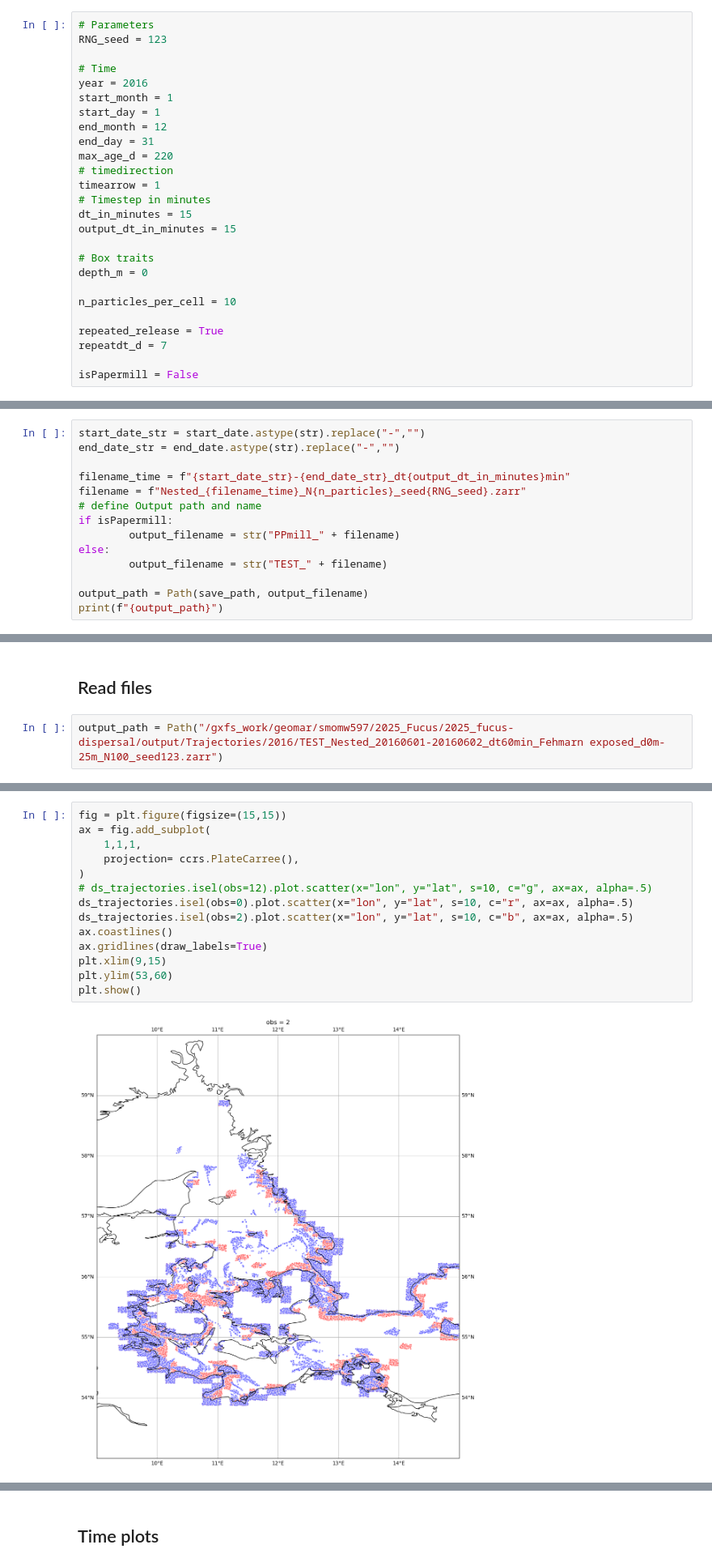
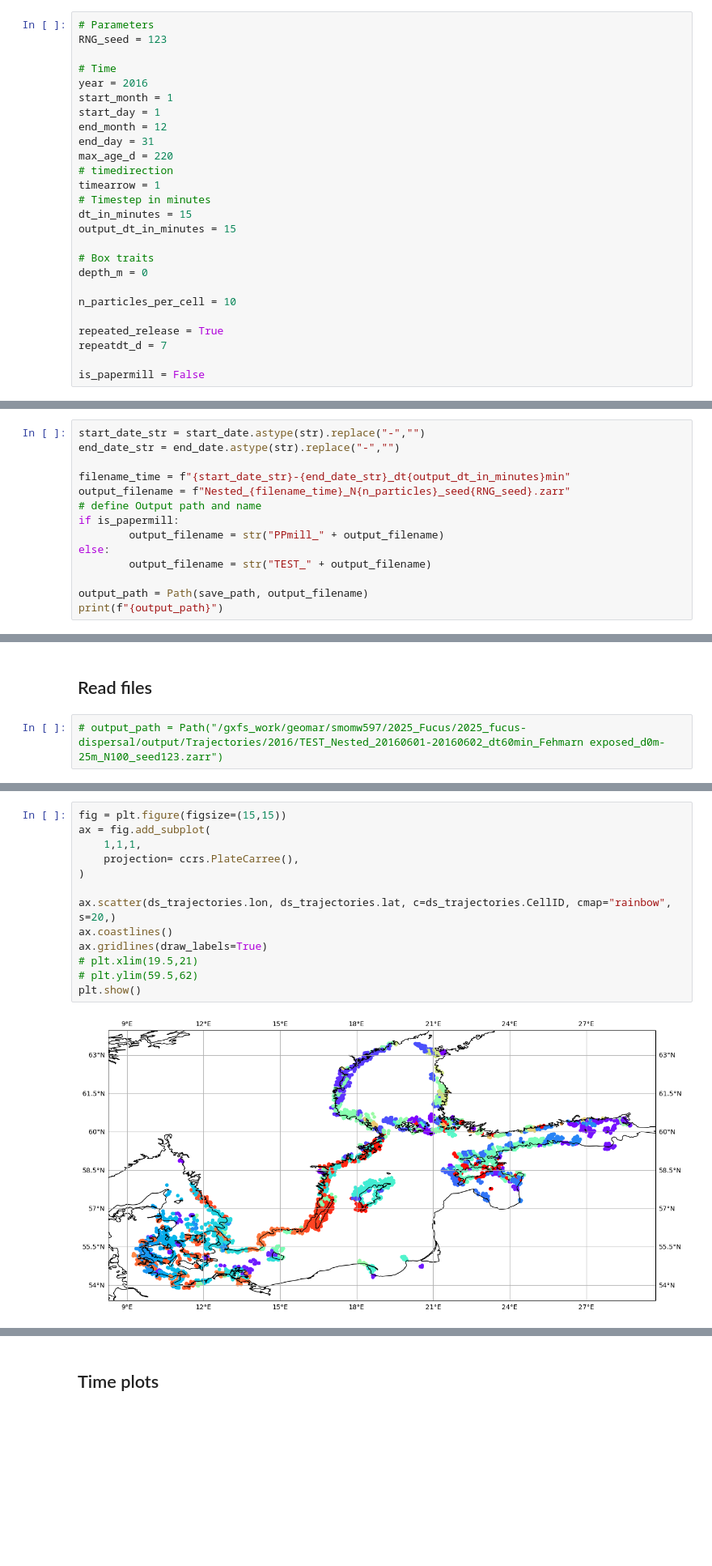
Before and after one commit to geomar-od-lagrange/2025_fucus-dispersal, a Jupyter notebook: notebooks/FucusDispersal.ipynb, the cells around one changed output, grey strips where cells are left out. Shown at 81% size. Saved outputs shown, nothing was run; the diff lists cells and outputs as text; blank space fills up the shorter version.

```diff
--- a/notebooks/FucusDispersal.ipynb
+++ b/notebooks/FucusDispersal.ipynb
@@ -66,5 +64,5 @@ n_particles_per_cell = 10
 repeated_release = True
 repeatdt_d = 7
 
-isPapermill = False
+is_papermill = False
 # %%
@@ -200,12 +177,12 @@ start_date_str = start_date.astype(str).replace("-","")
 end_date_str = end_date.astype(str).replace("-","")
 
 filename_time = f"{start_date_str}-{end_date_str}_dt{output_dt_in_minutes}min"
-filename = f"Nested_{filename_time}_N{n_particles}_seed{RNG_seed}.zarr"
+output_filename = f"Nested_{filename_time}_N{n_particles}_seed{RNG_seed}.zarr"
 # define Output path and name
-if isPapermill:
-        output_filename = str("PPmill_" + filename)
+if is_papermill:
+        output_filename = str("PPmill_" + output_filename)
 else:
-        output_filename = str("TEST_" + filename)
+        output_filename = str("TEST_" + output_filename)
 
 output_path = Path(save_path, output_filename)
 print(f"{output_path}")
@@ -604,4 +472,4 @@ INFO: Output files are stored in /gxfs_work/geomar/smomw597/2025_Fucus/output/Tr
 # %% [markdown]
 ## Read files
 # %%
-output_path = Path("/gxfs_work/geomar/smomw597/2025_Fucus/2025_fucus-dispersal/output/Trajectories/2016/TEST_Nested_20160601-20160602_dt60min_Fehmarn exposed_d0m-25m_N100_seed123.zarr")
+# output_path = Path("/gxfs_work/geomar/smomw597/2025_Fucus/2025_fucus-dispersal/output/Trajectories/2016/TEST_Nested_20160601-20160602_dt60min_Fehmarn exposed_d0m-25m_N100_seed123.zarr")
@@ -634,16 +514,15 @@ Data variables: (12/14)
 # %%
 fig = plt.figure(figsize=(15,15))
 ax = fig.add_subplot(
     1,1,1,
     projection= ccrs.PlateCarree(),
 )
-# ds_trajectories.isel(obs=12).plot.scatter(x="lon", y="lat", s=10, c="g", ax=ax, alpha=.5)
-ds_trajectories.isel(obs=0).plot.scatter(x="lon", y="lat", s=10, c="r", ax=ax, alpha=.5)
-ds_trajectories.isel(obs=2).plot.scatter(x="lon", y="lat", s=10, c="b", ax=ax, alpha=.5)
+
+ax.scatter(ds_trajectories.lon, ds_trajectories.lat, c=ds_trajectories.CellID, cmap="rainbow", s=20,)
 ax.coastlines()
 ax.gridlines(draw_labels=True)
-plt.xlim(9,15)
-plt.ylim(53,60)
+# plt.xlim(19.5,21)
+# plt.ylim(59.5,62)
 plt.show()
 # %% [output]
-[figure, old version]
+[figure, new version]
```
Also changed, not shown: parts of 47 cells of this notebook.
